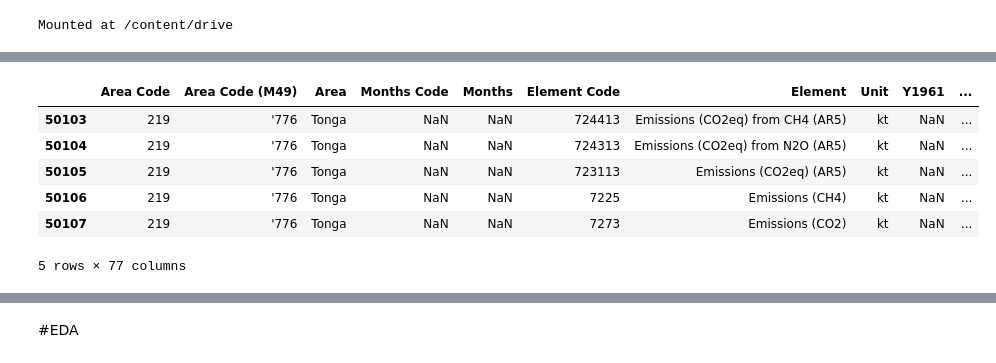
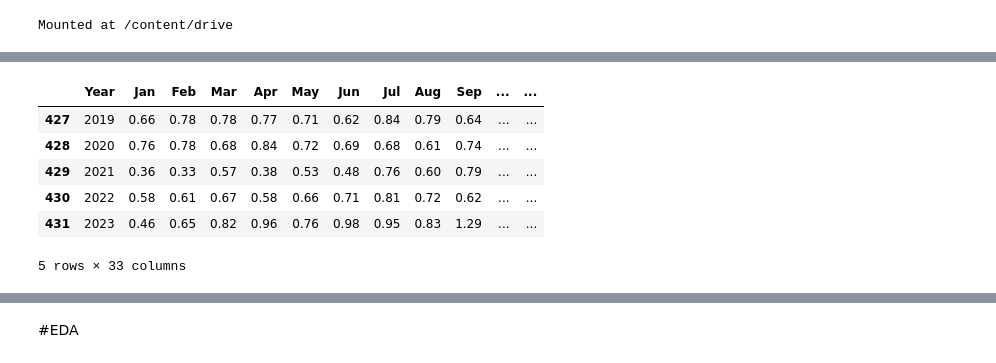
Before and after one commit to MeenakshiRajesh1/Global-Temperature-Prediction-and-Alert-System, a Jupyter notebook: Global temperature prediction and Alert system.ipynb, the cells around one changed output, grey strips where cells are left out. Saved outputs shown, nothing was run; the diff lists cells and outputs as text; code cells hidden in the pictures.

```diff
--- a/Global temperature prediction and Alert system.ipynb
+++ b/Global temperature prediction and Alert system.ipynb
@@ -59,16 +54,21 @@ def load_datasets(file_paths):
 
 # Define file paths for datasets
 file_paths = {
-    "temperature_change": "/content/drive/MyDrive/Project/GlobalTemp/Environment_Temperature_change_E_All_Data_NOFLAG.csv",
-    "total_emissions": "/content/drive/MyDrive/Project/GlobalEmission/Emissions_Totals_E_All_Data_NOFLAG.csv",
+    "Global_temp": "/content/drive/MyDrive/Project/GLB.Ts+dSST.csv",
+    "North_temp": "/content/drive/MyDrive/Project/NH.Ts+dSST.csv",
+    "South_temp": "/content/drive/MyDrive/Project/SH.Ts+dSST.csv",
+    "Zone_temp":"/content/drive/MyDrive/Project/ZonAnn.Ts+dSST.csv"
 }
 
 # Load datasets
 datasets = load_datasets(file_paths)
 
 # Access individual datasets by name
-temperature_data = datasets["temperature_change"]
-emissions_data= datasets["total_emissions"]
+Global_temp = datasets["Global_temp"]
+North_temp= datasets["North_temp"]
+South_temp= datasets["South_temp"]
+Zone_temp= datasets["Zone_temp"]
+
 
 #Display the first few rows of each dataset
 for name, data in datasets.items():
@@ -124,0 +159,15 @@ train_data.shape,test_data.shape
+# %%
+columns = ['Year', 'Jan', 'Feb', 'Mar', 'Apr', 'May', 'Jun', 'Jul', 'Aug', 'Sep',
+           'Oct', 'Nov', 'Dec', 'J-D', 'D-N', 'DJF', 'MAM', 'JJA', 'SON']
+
+df1 = pd.DataFrame(Global_temp, columns=columns)
+df2 = pd.DataFrame(North_temp, columns=columns)
+df3 = pd.DataFrame(South_temp, columns=columns)
+
+# Concatenate datasets
+Joined_data = pd.concat([df1, df2, df3], ignore_index=True)
+
+Joined_data.replace('***', pd.NA, inplace=True)
+
+# Display the concatenated dataset
+Joined_data
@@ -125 +188,3 @@ train_data.shape,test_data.shape
+# %%
+Joined_data=pd.merge(Joined_data, Zone_temp, on='Year')
 # %%
@@ -135,10 +200,10 @@ train_data.head()
 # %%
-train_data.tail()
+Joined_data.tail()
 # %% [output]
-|  | Area Code | Area Code (M49) | Area | Months Code | Months | Element Code | Element | Unit | Y1961 | ... |
-| 50103 | 219 | '776 | Tonga | NaN | NaN | 724413 | Emissions (CO2eq) from CH4 (AR5) | kt | NaN | ... |
-| 50104 | 219 | '776 | Tonga | NaN | NaN | 724313 | Emissions (CO2eq) from N2O (AR5) | kt | NaN | ... |
-| 50105 | 219 | '776 | Tonga | NaN | NaN | 723113 | Emissions (CO2eq) (AR5) | kt | NaN | ... |
-| 50106 | 219 | '776 | Tonga | NaN | NaN | 7225 | Emissions (CH4) | kt | NaN | ... |
-| 50107 | 219 | '776 | Tonga | NaN | NaN | 7273 | Emissions (CO2) | kt | NaN | ... |
+|  | Year | Jan | Feb | Mar | Apr | May | Jun | Jul | Aug | Sep | ... | ... |
+| 427 | 2019 | 0.66 | 0.78 | 0.78 | 0.77 | 0.71 | 0.62 | 0.84 | 0.79 | 0.64 | ... | ... |
+| 428 | 2020 | 0.76 | 0.78 | 0.68 | 0.84 | 0.72 | 0.69 | 0.68 | 0.61 | 0.74 | ... | ... |
+| 429 | 2021 | 0.36 | 0.33 | 0.57 | 0.38 | 0.53 | 0.48 | 0.76 | 0.60 | 0.79 | ... | ... |
+| 430 | 2022 | 0.58 | 0.61 | 0.67 | 0.58 | 0.66 | 0.71 | 0.81 | 0.72 | 0.62 | ... | ... |
+| 431 | 2023 | 0.46 | 0.65 | 0.82 | 0.96 | 0.76 | 0.98 | 0.95 | 0.83 | 1.29 | ... | ... |
-5 rows × 77 columns
+5 rows × 33 columns
```
Also changed, not shown: parts of 97 cells of this notebook.
